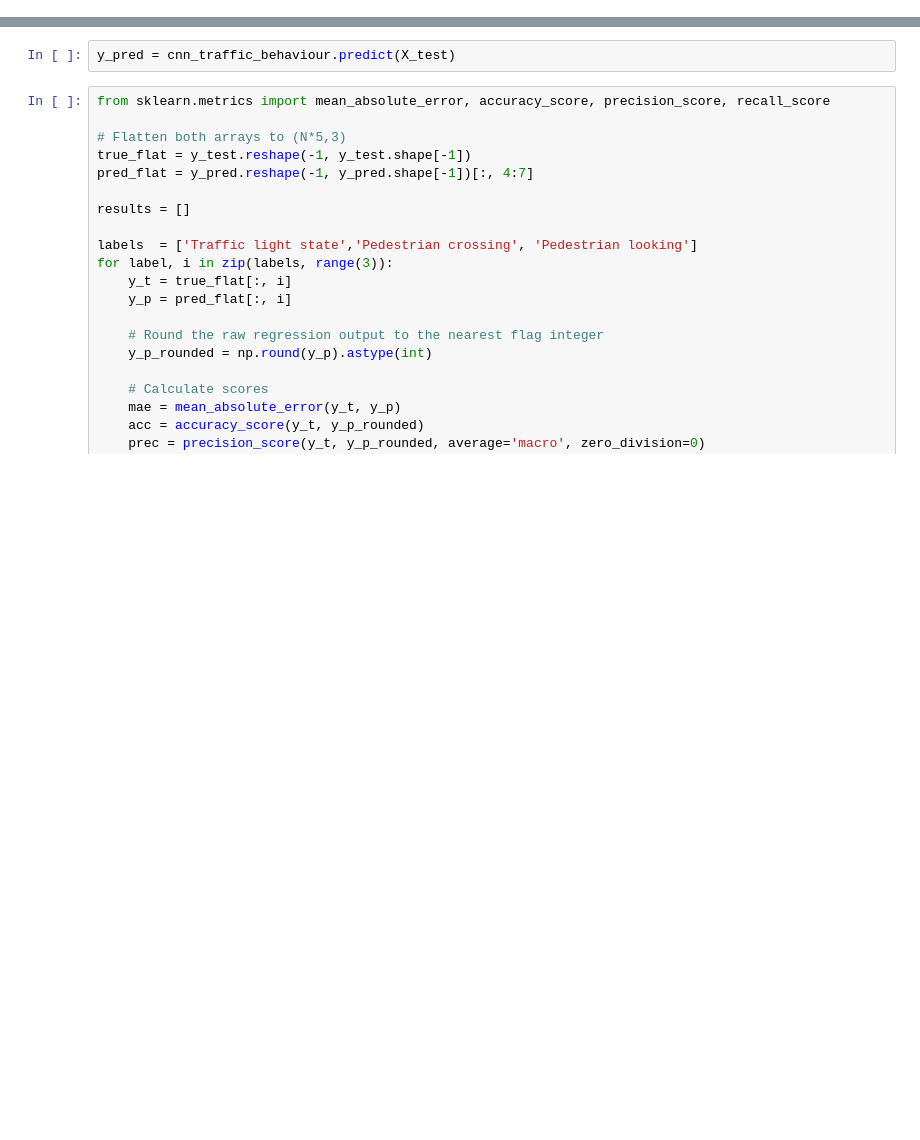
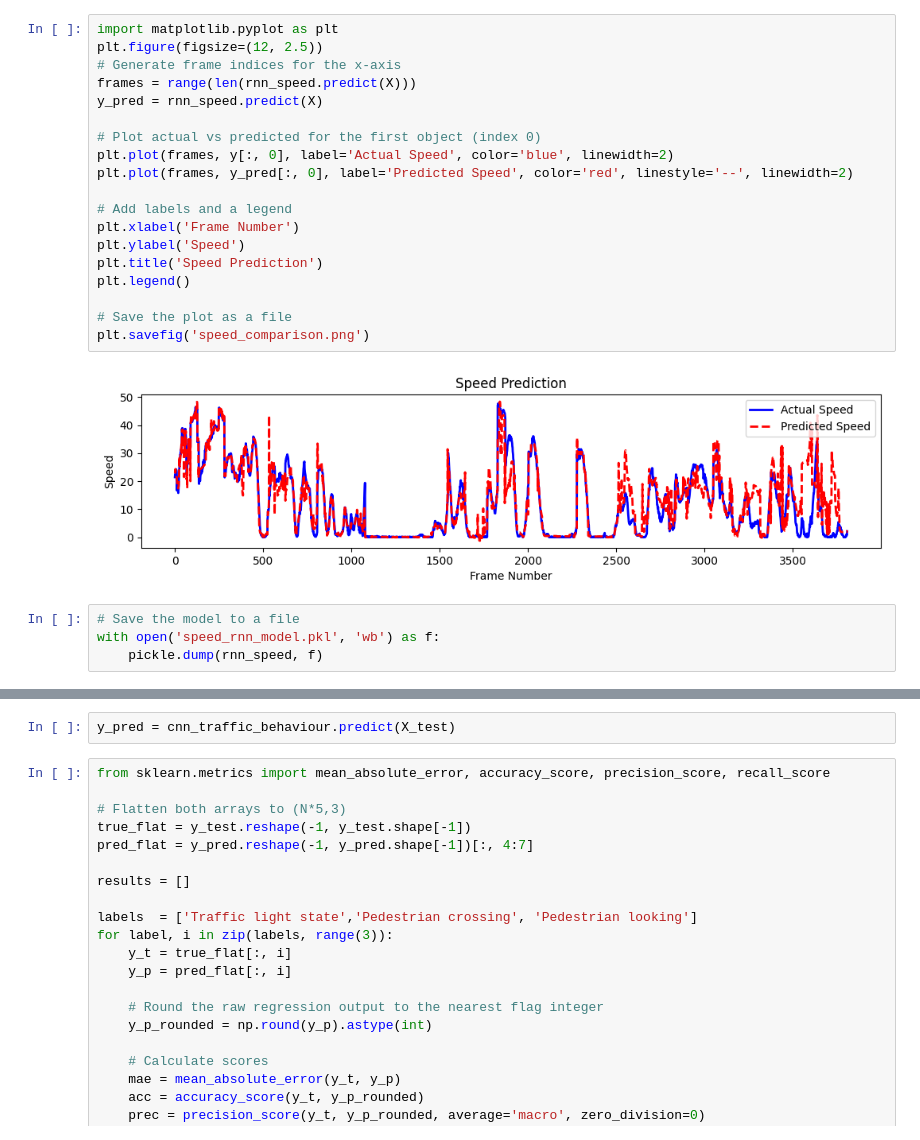
Before and after one commit to RobertDeLaCruzNEU/CS7180-Final, a Jupyter notebook: models/rnn-example.ipynb, the cells around one changed output, grey strips where cells are left out. Drawn from its saved outputs; the diff is of its cells as text; blank space fills up the shorter version.

```diff
--- a/models/rnn-example.ipynb
+++ b/models/rnn-example.ipynb
@@ -139,0 +66,25 @@ plt.show()
+# %%
+import matplotlib.pyplot as plt
+plt.figure(figsize=(12, 2.5))
+# Generate frame indices for the x-axis
+frames = range(len(rnn_speed.predict(X)))
+y_pred = rnn_speed.predict(X)
+
+# Plot actual vs predicted for the first object (index 0)
+plt.plot(frames, y[:, 0], label='Actual Speed', color='blue', linewidth=2)
+plt.plot(frames, y_pred[:, 0], label='Predicted Speed', color='red', linestyle='--', linewidth=2)
+
+# Add labels and a legend
+plt.xlabel('Frame Number')
+plt.ylabel('Speed')
+plt.title('Speed Prediction')
+plt.legend()
+
+# Save the plot as a file
+plt.savefig('speed_comparison.png')
+# %% [output]
+[figure, added]
+# %%
+# Save the model to a file
+with open('speed_rnn_model.pkl', 'wb') as f:
+    pickle.dump(rnn_speed, f)
```
Also changed, not shown: parts of 9 cells of this notebook, 5 other files.
